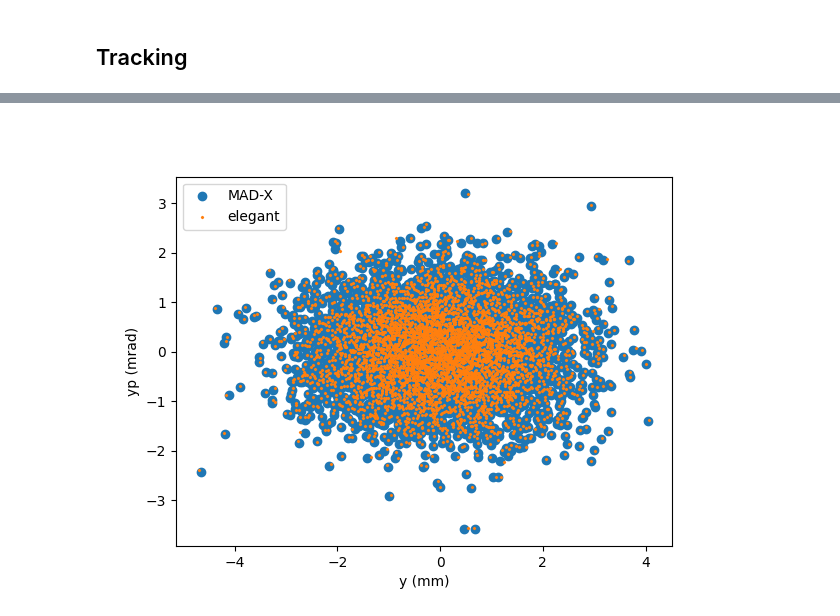
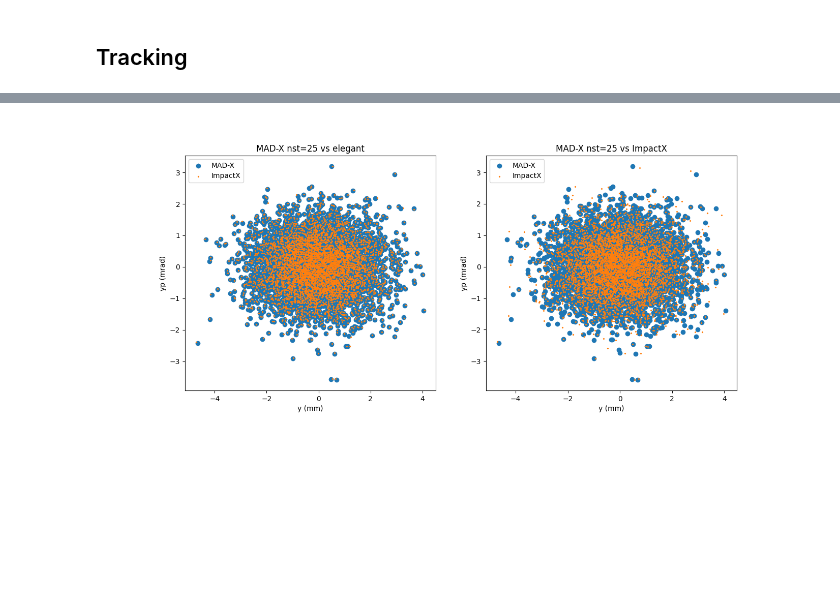
Before and after one commit to cchall/canvas_lattices, a Jupyter notebook: iota/iota_compare_tracking.ipynb, the cells around one changed output, grey strips where cells are left out. Drawn from its saved outputs; the diff is of its cells as text; code cells hidden in the pictures; blank space fills up the shorter version.

```diff
--- a/iota/iota_compare_tracking.ipynb
+++ b/iota/iota_compare_tracking.ipynb
@@ -44,0 +49,3 @@ elegant_twiss = elegant_twiss_file.columns.squeeze()
+# %%
+impactx_sigma = pandas.read_csv('impactx/diags/reduced_beam_characteristics.0.0', delimiter=' ')
+impactx_particles = pandas.read_hdf('impactx/diags/final_distribution.h5')
@@ -82,11 +115,21 @@ plt.plot(elegant_twiss['s'], elegant_twiss['betax'])
 # %%
-plt.figure()
-plt.scatter(madx_particles['y'][5000:] * 1e3, madx_particles['py'][5000:] * 1e3, label='MAD-X')
-plt.scatter(elegant_particles['y'] * 1e3, elegant_particles['yp'] * 1e3, marker='x', s=2, label='elegant')
-plt.xlabel('y (mm)')
-plt.ylabel('yp (mrad)')
-plt.legend()
+fig, (ax1, ax2) = plt.subplots(1, 2, figsize=(14, 6))
+
+ax1.scatter(madx_particles['y'][5000:] * 1e3, madx_particles['py'][5000:] * 1e3, label='MAD-X')
+ax1.scatter(elegant_particles['y'] * 1e3, elegant_particles['yp'] * 1e3, marker='x', s=2, label='ImpactX')
+ax1.set_xlabel('y (mm)')
+ax1.set_ylabel('yp (mrad)')
+ax1.legend()
+ax1.set_title('MAD-X nst=25 vs elegant')
+
+ax2.scatter(madx_particles['y'][5000:] * 1e3, madx_particles['py'][5000:] * 1e3, label='MAD-X')
+ax2.scatter(impactx_particles['position_y'] * 1e3, impactx_particles['momentum_y'] * 1e3, marker='x', s=2, label='ImpactX')
+ax2.set_xlabel('y (mm)')
+ax2.set_ylabel('yp (mrad)')
+ax2.legend()
+ax2.set_title('MAD-X nst=25 vs ImpactX')
+
 plt.show()
 # %% [output]
-[figure, old version]
+[figure, new version]
 # %%
```
Also changed, not shown: parts of 12 cells of this notebook, 2 other files.
